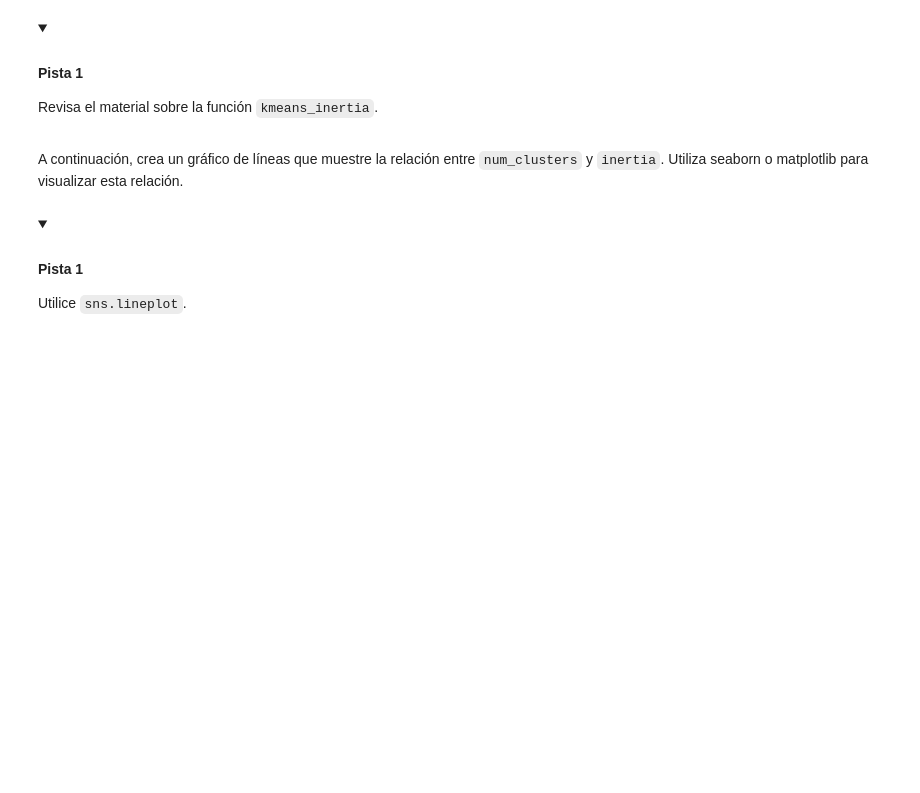
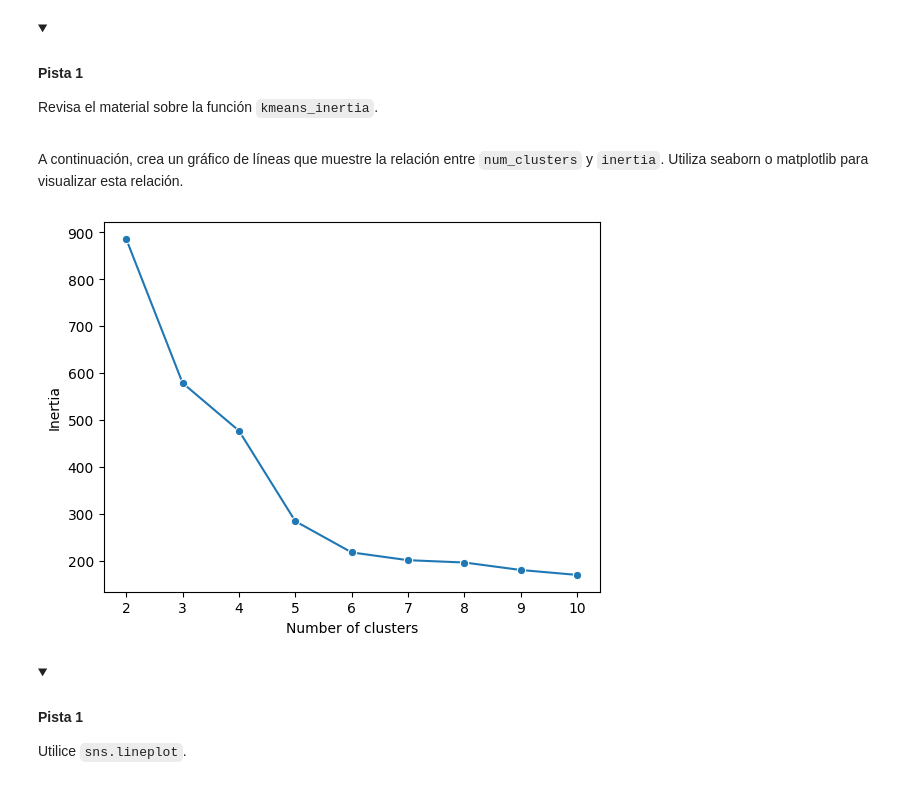
Before and after one commit to emipaz/Curso_Regresiones, a Jupyter notebook: Curso_ML/K-means/Activity_Build a K-means model_es.ipynb, the cells around one changed output. Drawn from its saved outputs; the diff is of its cells as text; code cells hidden in the pictures; folded sections open; blank space fills up the shorter version.

```diff
--- a/Curso_ML/K-means/Activity_Build a K-means model_es.ipynb
+++ b/Curso_ML/K-means/Activity_Build a K-means model_es.ipynb
@@ -216,3 +312,4 @@ Primero, copie todas las características excepto la columna `'species'` a un Da
 # Exclude `species` variable from X
 
 ### YOUR CODE HERE ###
+X = penguins_subset.drop(['species'], axis=1)
@@ -235,3 +346,5 @@ Escala las características en `X` usando `StandardScaler`, y asigna los datos e
 #Assign the scaled data to variable `X_scaled`.
 
 ### YOUR CODE HERE ###
+X_scaled = StandardScaler().fit_transform(X)
+X_scaled[:10]
@@ -257,9 +381,26 @@ Cuando uses K-means dentro de la función, establece el `random_state` en `42`.
 # Fit K-means and evaluate inertia for different values of k.
 
 ### YOUR CODE HERE ###
+num_clusters = [i for i in range(2, 11)]
+
+def kmeans_inertia(num_clusters, x_vals):
+    """
+    Accepts as arguments list of ints and data array.
+    Fits a KMeans model where k = each value in the list of ints.
+    Returns each k-value's inertia appended to a list.
+    """
+    inertia = []
+    for num in num_clusters:
+        kms = KMeans(n_clusters=num, random_state=42)
+        kms.fit(x_vals)
+        inertia.append(kms.inertia_)
+
+    return inertia
 # %% [markdown]
 Use la función `kmeans_inertia` para devolver una lista de inercia para k=2 a 10.
 # %%
 # Return a list of inertia for k=2 to 10.
 
 ### YOUR CODE HERE ###
+inertia = kmeans_inertia(num_clusters, X_scaled)
+inertia
@@ -275,7 +426,12 @@ Utiliza seaborn o matplotlib para visualizar esta relación.
 # %%
 # Create a line plot.
 
 ### YOUR CODE HERE ###
+plot = sns.lineplot(x=num_clusters, y=inertia, marker = 'o')
+plot.set_xlabel("Number of clusters");
+plot.set_ylabel("Inertia")
+# %% [output]
+[figure, added]
 # %% [markdown]
 <details>
   <summary><h4><strong>Pista 1</strong></h4></summary>
```
Also changed, not shown: parts of 30 cells of this notebook, 1 other file.
